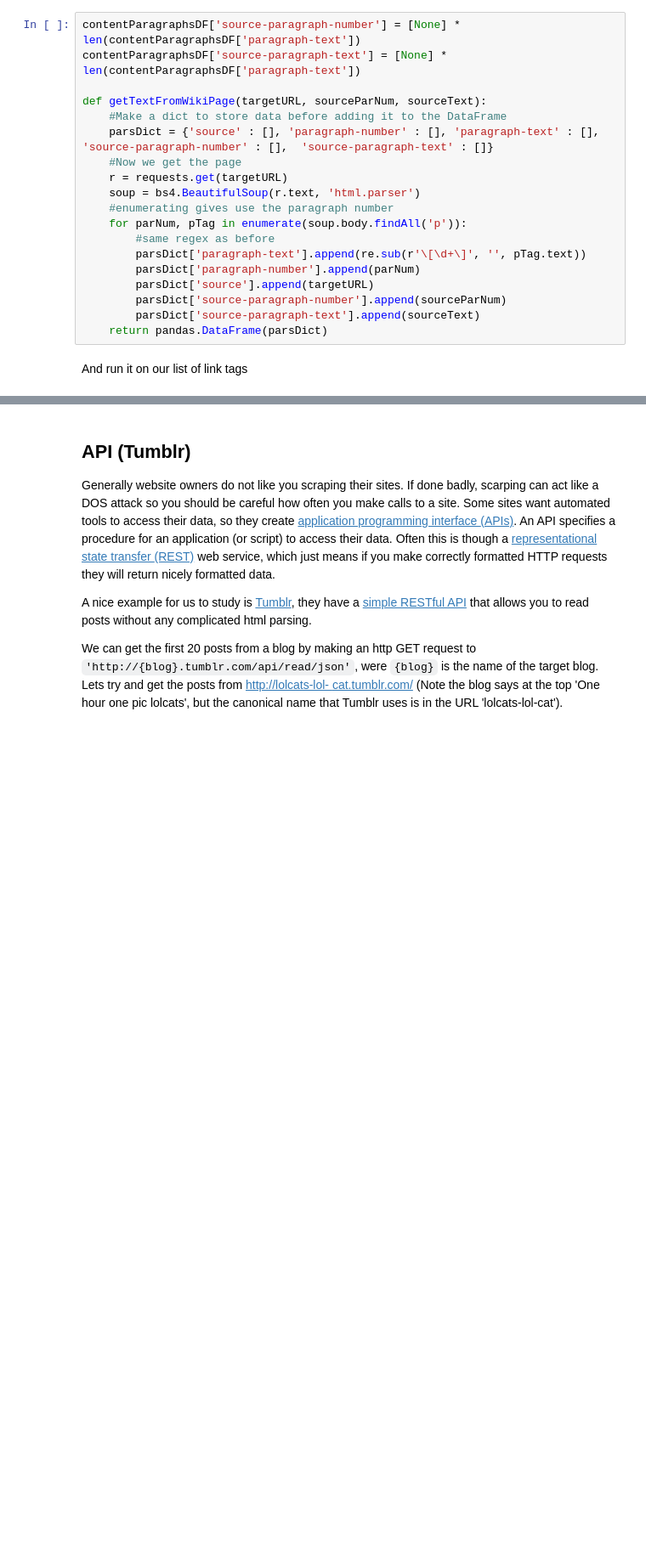
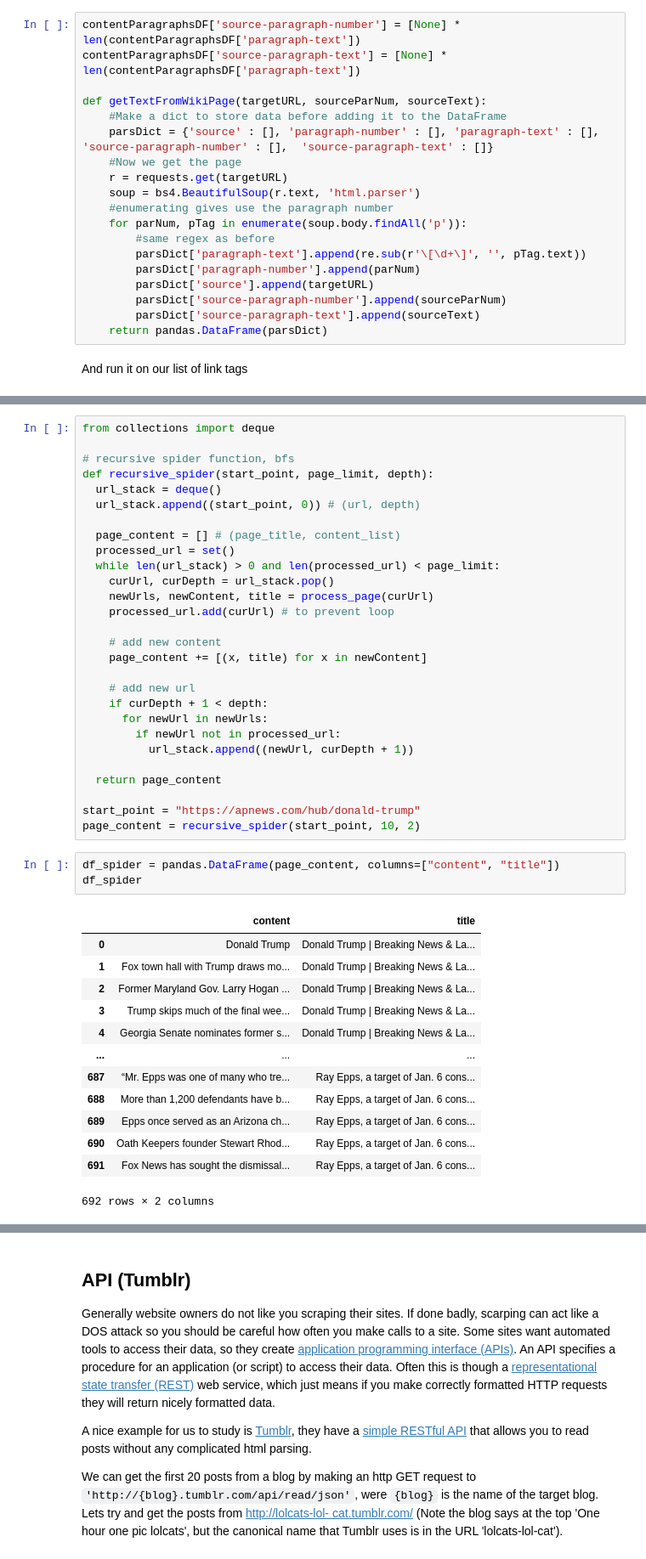
Before and after one commit to beilrz/SOCI_40133_HW, a Jupyter notebook: 1-Measuring-Meaning-and-Sampling-Tianze-Zhang.ipynb, the cells around one changed output, grey strips where cells are left out. Shown at 85% size. Cells and saved outputs as stored; diff of their text form; blank space fills up the shorter version.

```diff
--- a/1-Measuring-Meaning-and-Sampling-Tianze-Zhang.ipynb
+++ b/1-Measuring-Meaning-and-Sampling-Tianze-Zhang.ipynb
@@ -589,0 +699,45 @@ contentParagraphsDF
+# %%
+from collections import deque
+
+# recursive spider function, bfs
+def recursive_spider(start_point, page_limit, depth):
+  url_stack = deque()
+  url_stack.append((start_point, 0)) # (url, depth)
+
+  page_content = [] # (page_title, content_list)
+  processed_url = set()
+  while len(url_stack) > 0 and len(processed_url) < page_limit:
+    curUrl, curDepth = url_stack.pop()
+    newUrls, newContent, title = process_page(curUrl)
+    processed_url.add(curUrl) # to prevent loop
+
+    # add new content
+    page_content += [(x, title) for x in newContent]
+
+    # add new url
+    if curDepth + 1 < depth:
+      for newUrl in newUrls:
+        if newUrl not in processed_url:
+          url_stack.append((newUrl, curDepth + 1))
+
+  return page_content
+
+start_point = "https://apnews.com/hub/donald-trump"
+page_content = recursive_spider(start_point, 10, 2)
+# %%
+df_spider = pandas.DataFrame(page_content, columns=["content", "title"])
+df_spider
+# %% [output]
+|  | content | title |
+| 0 | Donald Trump | Donald Trump | Breaking News & La... |
+| 1 | Fox town hall with Trump draws mo... | Donald Trump | Breaking News & La... |
+| 2 | Former Maryland Gov. Larry Hogan ... | Donald Trump | Breaking News & La... |
+| 3 | Trump skips much of the final wee... | Donald Trump | Breaking News & La... |
+| 4 | Georgia Senate nominates former s... | Donald Trump | Breaking News & La... |
+| ... | ... | ... |
+| 687 | “Mr. Epps was one of many who tre... | Ray Epps, a target of Jan. 6 cons... |
+| 688 | More than 1,200 defendants have b... | Ray Epps, a target of Jan. 6 cons... |
+| 689 | Epps once served as an Arizona ch... | Ray Epps, a target of Jan. 6 cons... |
+| 690 | Oath Keepers founder Stewart Rhod... | Ray Epps, a target of Jan. 6 cons... |
+| 691 | Fox News has sought the dismissal... | Ray Epps, a target of Jan. 6 cons... |
+692 rows × 2 columns
```
Also changed, not shown: parts of 35 cells of this notebook, 1 other file.
